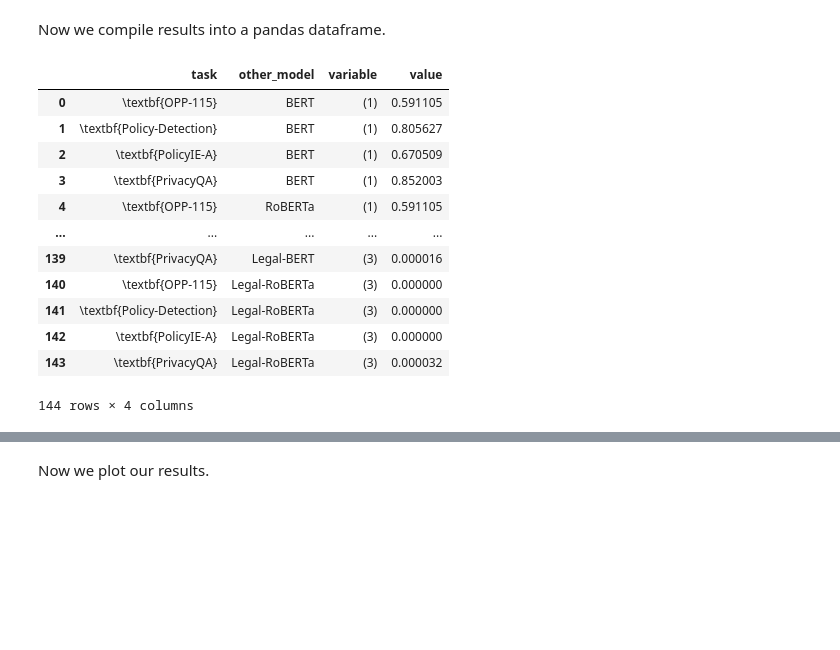
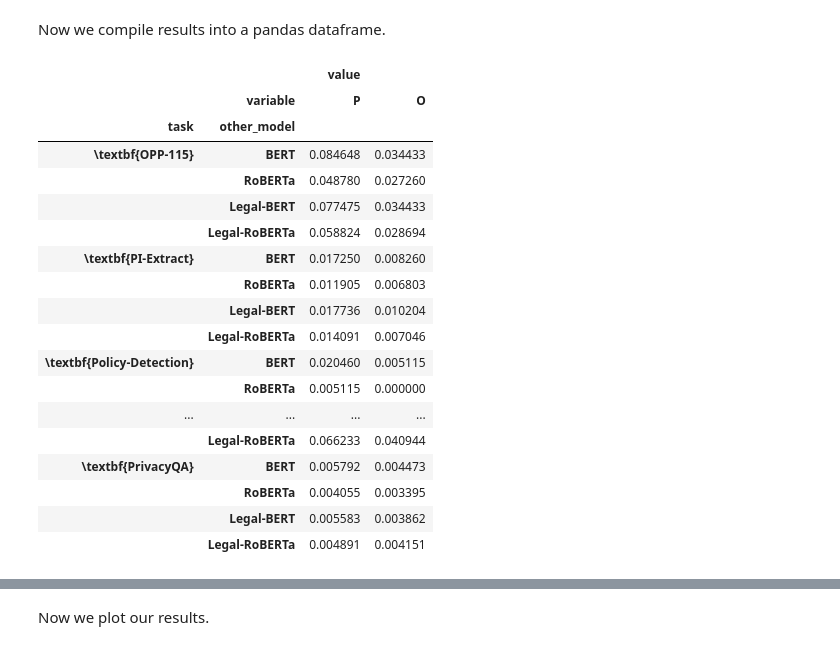
Before and after one commit to infsys-lab/privacy-glue, a Jupyter notebook: notebooks/inspect_predictions.ipynb, the cells around one changed output, grey strips where cells are left out. Cells and saved outputs as stored; diff of their text form; code cells hidden in the pictures; blank space fills up the shorter version.

```diff
--- a/notebooks/inspect_predictions.ipynb
+++ b/notebooks/inspect_predictions.ipynb
@@ -185,19 +184,26 @@ df["variable"] = pd.Categorical(
 
 # infer modified data types for plotting
 df = df.infer_objects()
-# %%
-df
-# %% [output]
-|  | task | other_model | variable | value |
-| 0 | \textbf{OPP-115} | BERT | (1) | 0.591105 |
-| 1 | \textbf{Policy-Detection} | BERT | (1) | 0.805627 |
-| 2 | \textbf{PolicyIE-A} | BERT | (1) | 0.670509 |
-| 3 | \textbf{PrivacyQA} | BERT | (1) | 0.852003 |
-| 4 | \textbf{OPP-115} | RoBERTa | (1) | 0.591105 |
-| ... | ... | ... | ... | ... |
-| 139 | \textbf{PrivacyQA} | Legal-BERT | (3) | 0.000016 |
-| 140 | \textbf{OPP-115} | Legal-RoBERTa | (3) | 0.000000 |
-| 141 | \textbf{Policy-Detection} | Legal-RoBERTa | (3) | 0.000000 |
-| 142 | \textbf{PolicyIE-A} | Legal-RoBERTa | (3) | 0.000000 |
-| 143 | \textbf{PrivacyQA} | Legal-RoBERTa | (3) | 0.000032 |
-144 rows × 4 columns
+# %%
+# pretty-print our dataframe
+df.pivot(index=["task", "other_model"], columns="variable")
+# %% [output]
+|  |  | value |  |
+|  | variable | P | O |
+| task | other_model |  |  |
+| \textbf{OPP-115} | BERT | 0.084648 | 0.034433 |
+|  | RoBERTa | 0.048780 | 0.027260 |
+|  | Legal-BERT | 0.077475 | 0.034433 |
+|  | Legal-RoBERTa | 0.058824 | 0.028694 |
+| \textbf{PI-Extract} | BERT | 0.017250 | 0.008260 |
+|  | RoBERTa | 0.011905 | 0.006803 |
+|  | Legal-BERT | 0.017736 | 0.010204 |
+|  | Legal-RoBERTa | 0.014091 | 0.007046 |
+| \textbf{Policy-Detection} | BERT | 0.020460 | 0.005115 |
+|  | RoBERTa | 0.005115 | 0.000000 |
+| ... | ... | ... | ... |
+|  | Legal-RoBERTa | 0.066233 | 0.040944 |
+| \textbf{PrivacyQA} | BERT | 0.005792 | 0.004473 |
+|  | RoBERTa | 0.004055 | 0.003395 |
+|  | Legal-BERT | 0.005583 | 0.003862 |
+|  | Legal-RoBERTa | 0.004891 | 0.004151 |
```
Also changed, not shown: parts of 10 cells of this notebook.
